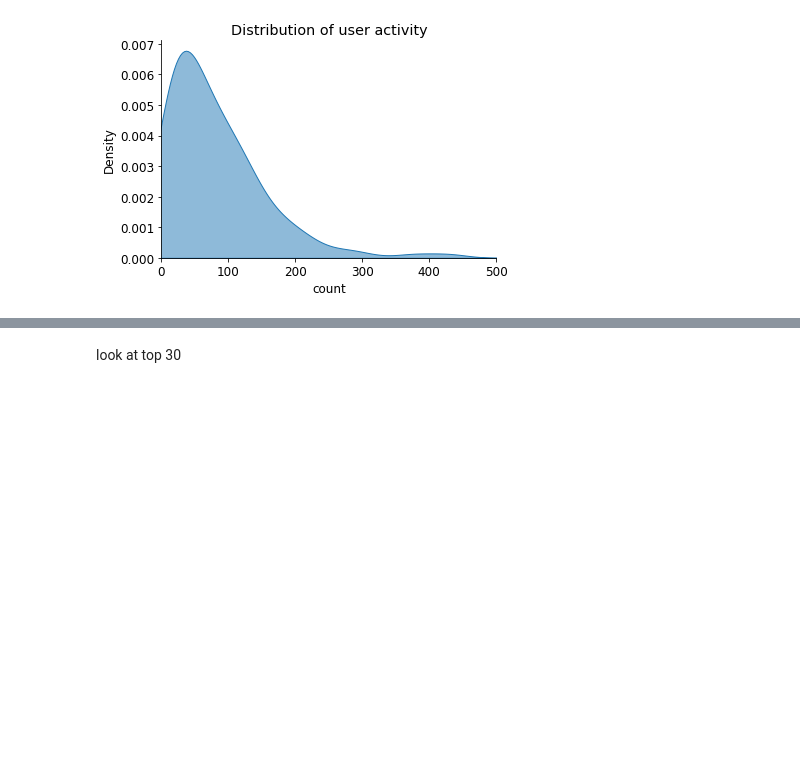
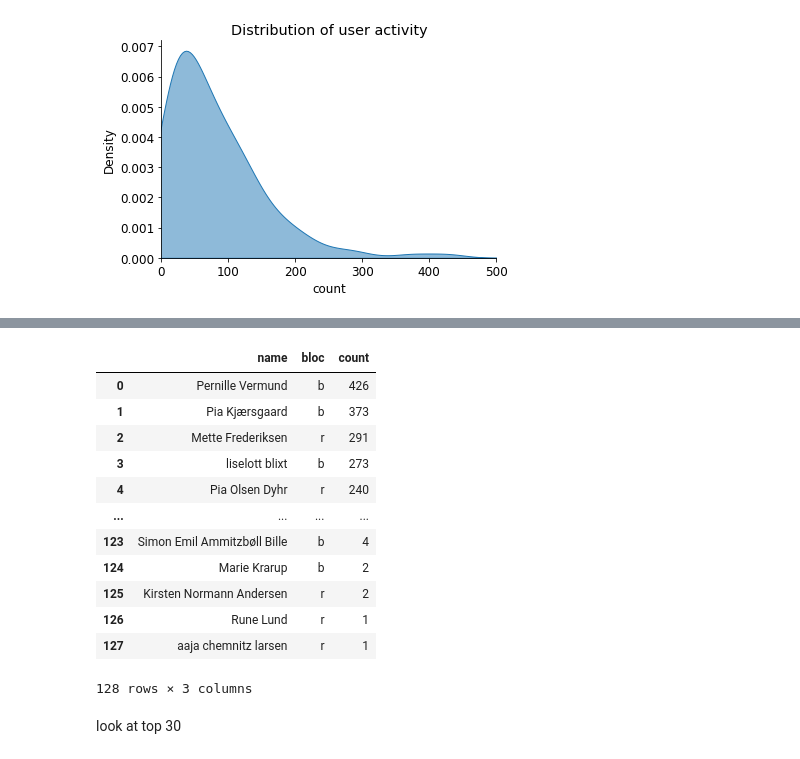
Before and after one commit to A-Lohse/VRPC, a Jupyter notebook: Descriptive analysis.ipynb, the cells around one changed output, grey strips where cells are left out. Cells and saved outputs as stored; diff of their text form; code cells hidden in the pictures; blank space fills up the shorter version.

```diff
--- a/Descriptive analysis.ipynb
+++ b/Descriptive analysis.ipynb
@@ -457,2 +491,18 @@ plt.show()
+# %%
+user_list
+# %% [output]
+|  | name | bloc | count |
+| 0 | Pernille Vermund | b | 426 |
+| 1 | Pia Kjærsgaard | b | 373 |
+| 2 | Mette Frederiksen | r | 291 |
+| 3 | liselott blixt | b | 273 |
+| 4 | Pia Olsen Dyhr | r | 240 |
+| ... | ... | ... | ... |
+| 123 | Simon Emil Ammitzbøll Bille | b | 4 |
+| 124 | Marie Krarup | b | 2 |
+| 125 | Kirsten Normann Andersen | r | 2 |
+| 126 | Rune Lund | r | 1 |
+| 127 | aaja chemnitz larsen | r | 1 |
+128 rows × 3 columns
 # %% [markdown]
 look at top 30
```
Also changed, not shown: parts of 68 cells of this notebook, 25 other files.
